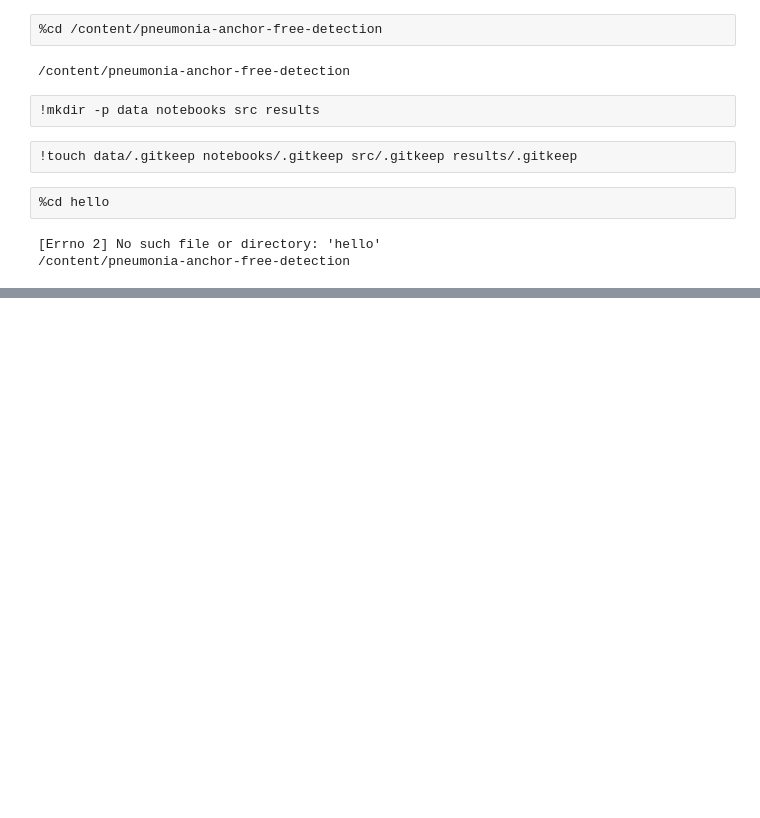
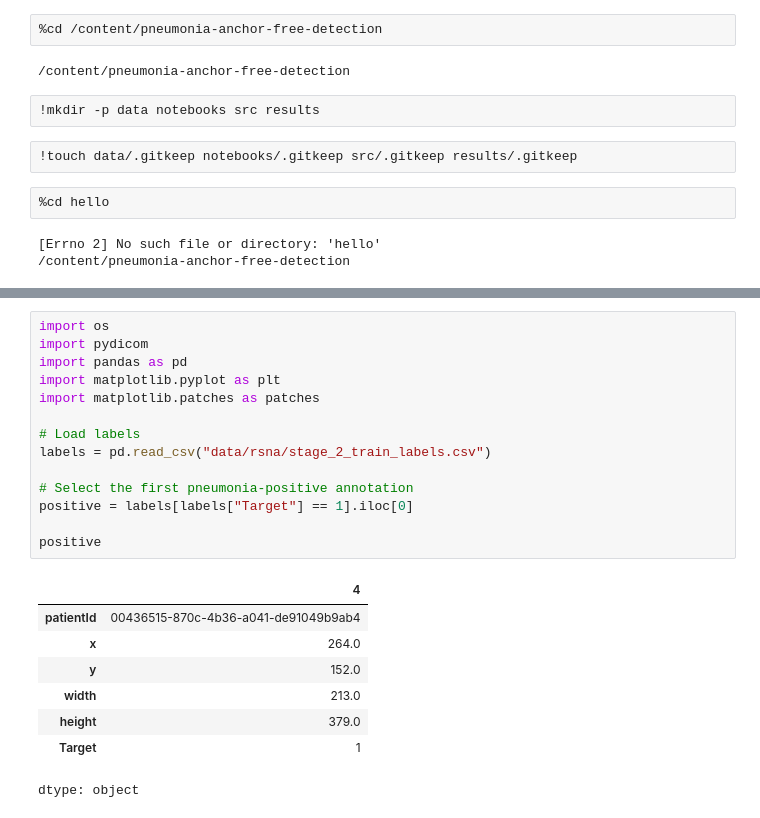
Before and after one commit to imdeepa99/pneumonia-anchor-free-detection, a Jupyter notebook: notebooks/pneumonia_anchor_free_detection.ipynb, the cells around one changed output, grey strips where cells are left out. Drawn from its saved outputs; the diff is of its cells as text; blank space fills up the shorter version.

```diff
--- a/notebooks/pneumonia_anchor_free_detection.ipynb
+++ b/notebooks/pneumonia_anchor_free_detection.ipynb
@@ -44,0 +213,23 @@ Receiving objects: 100% (3/3), done.
+# %%
+import os
+import pydicom
+import pandas as pd
+import matplotlib.pyplot as plt
+import matplotlib.patches as patches
+
+# Load labels
+labels = pd.read_csv("data/rsna/stage_2_train_labels.csv")
+
+# Select the first pneumonia-positive annotation
+positive = labels[labels["Target"] == 1].iloc[0]
+
+positive
+# %% [output]
+|  | 4 |
+| patientId | 00436515-870c-4b36-a041-de91049b9ab4 |
+| x | 264.0 |
+| y | 152.0 |
+| width | 213.0 |
+| height | 379.0 |
+| Target | 1 |
+dtype: object
```
Also changed, not shown: parts of 26 cells of this notebook.
